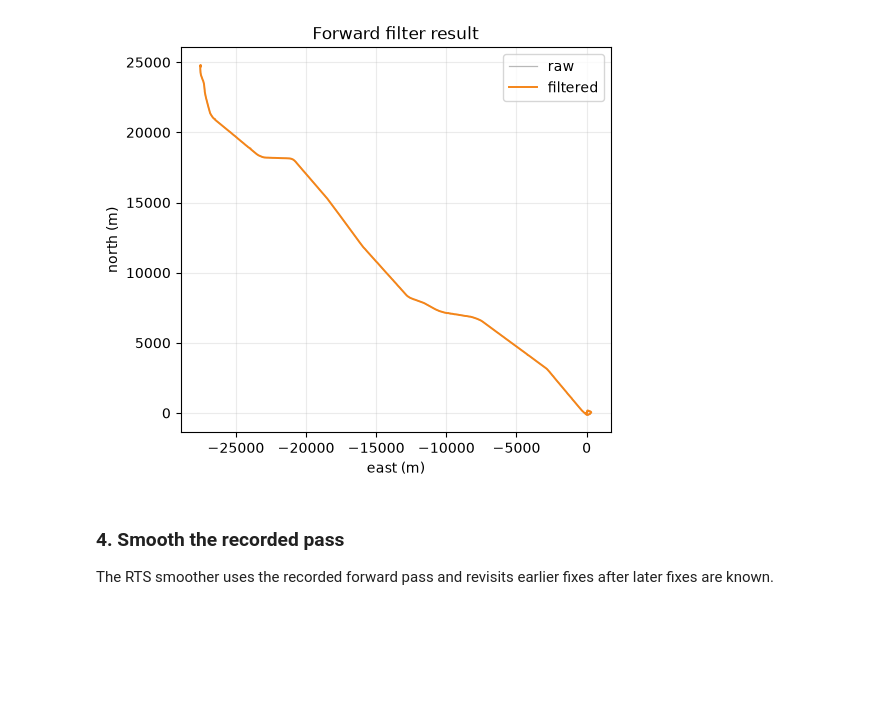
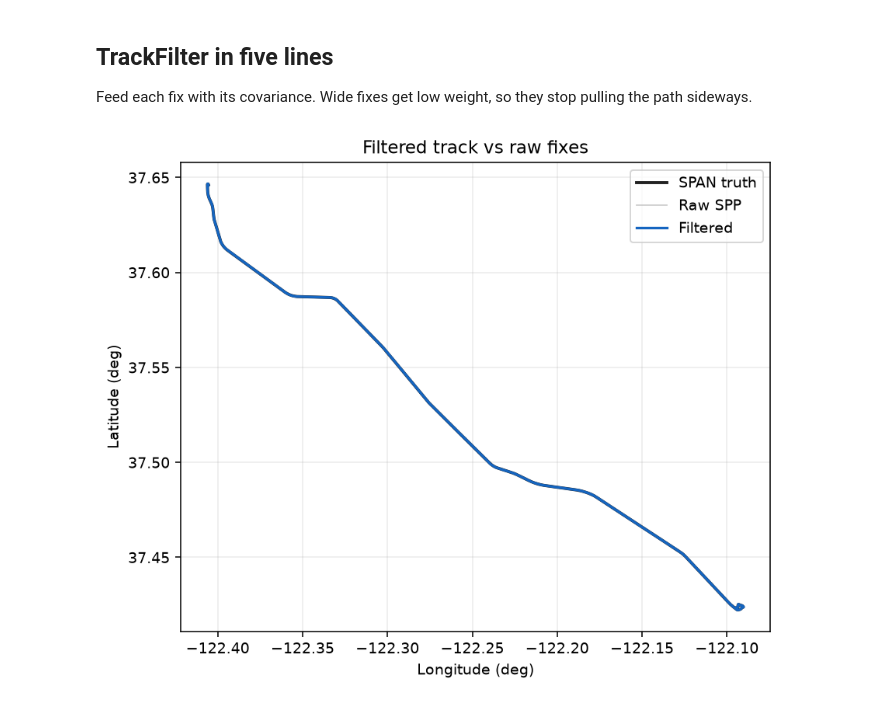
Before and after one commit to neilberkman/sidereon-python, a Jupyter notebook: examples/clean_a_phone_track.ipynb, the cells around one changed output. Drawn from its saved outputs; the diff is of its cells as text; code cells hidden in the pictures; blank space fills up the shorter version.

Commit message:
Add the phone-track cleanup notebook

```diff
--- a/examples/clean_a_phone_track.ipynb
+++ b/examples/clean_a_phone_track.ipynb
@@ -312,0 +208,17 @@ Wide covariance tells the filter that a fix is loose, so that fix moves the trac
+# %%
+if READY:
+    raw_llh = geodetic_from_ecef_m(raw_xyz_m)
+    truth_llh = geodetic_from_ecef_m(truth_xyz_m)
+
+    fig, ax = plt.subplots(figsize=(7.0, 5.6))
+    ax.plot(truth_llh[:, 1], truth_llh[:, 0], color="#222222", lw=2.0, label="SPAN truth")
+    ax.plot(raw_llh[:, 1], raw_llh[:, 0], color="#8fb3d9", lw=1.0, alpha=0.65, label="Raw SPP")
+    sc = ax.scatter(raw_llh[:, 1], raw_llh[:, 0], c=raw_error_m, s=10, cmap="magma", label="Raw fix")
+    ax.set_title("Raw phone SPP track")
+    ax.set_xlabel("Longitude (deg)")
+    ax.set_ylabel("Latitude (deg)")
+    ax.legend(loc="best")
+    fig.colorbar(sc, ax=ax, label="Error vs SPAN (m)")
+    plt.show()
+else:
+    print("Skipped plot because the input files are missing.")
@@ -313,26 +265,27 @@ Wide covariance tells the filter that a fix is loose, so that fix moves the trac
+# %% [markdown]
+## TrackFilter in five lines
+
+Feed each fix with its covariance. Wide fixes get low weight, so they stop pulling the path sideways.
 # %%
-relative_t = times_s - times_s[0]
-track_filter = sidereon.TrackFilter.from_position(
-    sidereon.TrackCoordinateFrame.ECEF, float(relative_t[0]), raw_xyz[0], raw_cov[0], 100.0, 1.0
-)
-history = sidereon.TrackRtsHistoryBuilder.from_filter(track_filter)
-filtered_xyz = [raw_xyz[0]]
-for t_s, fix_xyz, fix_cov in zip(relative_t[1:], raw_xyz[1:], raw_cov[1:]):
-    track_filter.predict_recorded(float(t_s - track_filter.state.t_s), history)
-    filtered_xyz.append(track_filter.update_position_recorded(fix_xyz, fix_cov, history).updated.position_m.copy())
-filtered_xyz = np.asarray(filtered_xyz)
-filtered_enu = ecef_to_local(filtered_xyz, raw_xyz[0], raw_llh[0, 0], raw_llh[0, 1])
+if READY:
+    filt = sidereon.TrackFilter.from_position(sidereon.TrackCoordinateFrame.ECEF, float(gpst_s[0]), raw_xyz_m[0], tracker_covariances_m2[0], 1.0, 0.2)
+    history = sidereon.TrackRtsHistoryBuilder.from_filter(filt)
+    filtered_xyz_m = [raw_xyz_m[0]]
+    for t_s, fix_m, cov_m2 in zip(gpst_s[1:], raw_xyz_m[1:], tracker_covariances_m2[1:]):
+        filt.predict_recorded(float(t_s - filt.state.t_s), history); filtered_xyz_m.append(filt.update_position_recorded(fix_m, cov_m2, history).updated.position_m.copy())
+    filtered_xyz_m = np.asarray(filtered_xyz_m)
 
-fig, ax = plt.subplots()
-ax.plot(raw_enu[:, 0], raw_enu[:, 1], color="#b8b8b8", linewidth=0.9, label="raw")
-ax.plot(filtered_enu[:, 0], filtered_enu[:, 1], color="#f58518", linewidth=1.4, label="filtered")
-ax.set_title("Forward filter result")
-setup_meter_axes(ax)
-ax.legend(loc="best")
-plt.show()
+    filtered_llh = geodetic_from_ecef_m(filtered_xyz_m)
+    fig, ax = plt.subplots(figsize=(7.0, 5.6))
+    ax.plot(truth_llh[:, 1], truth_llh[:, 0], color="#222222", lw=2.0, label="SPAN truth")
+    ax.plot(raw_llh[:, 1], raw_llh[:, 0], color="#b8b8b8", lw=0.9, alpha=0.7, label="Raw SPP")
+    ax.plot(filtered_llh[:, 1], filtered_llh[:, 0], color="#1565c0", lw=1.7, label="Filtered")
+    ax.set_title("Filtered track vs raw fixes")
+    ax.set_xlabel("Longitude (deg)")
+    ax.set_ylabel("Latitude (deg)")
+    ax.legend(loc="best")
+    plt.show()
+else:
+    print("Skipped filtering because the input files are missing.")
 # %% [output]
-[figure, old version]
+[figure, new version]
-# %% [markdown]
-### 4. Smooth the recorded pass
-
-The RTS smoother uses the recorded forward pass and revisits earlier fixes after later fixes are known.
```
Also changed, not shown: parts of 24 cells of this notebook.
